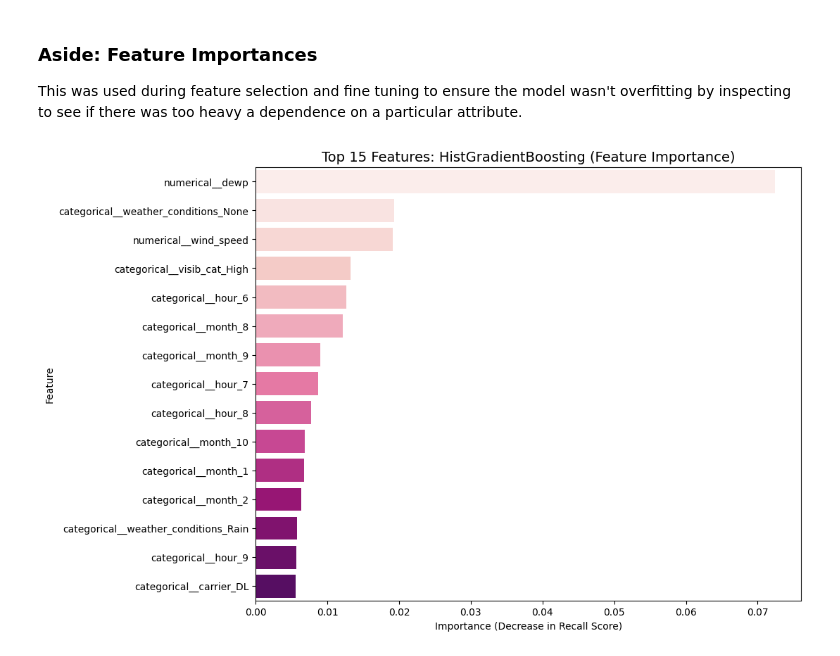
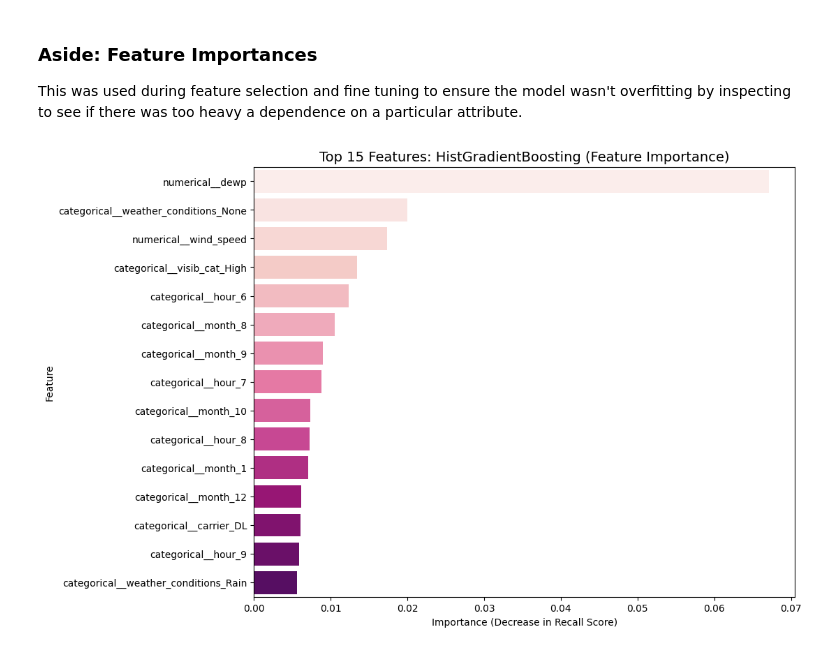
Before and after one commit to lucyg04/nycflights13, a Jupyter notebook: Practical 1/practical1_py.ipynb, the cells around one changed output. Cells and saved outputs as stored; diff of their text form; code cells hidden in the pictures.

```diff
--- a/Practical 1/practical1_py.ipynb
+++ b/Practical 1/practical1_py.ipynb
@@ -2129,7 +2165,7 @@ from sklearn.inspection import permutation_importance
 
 # Calculate Permutation Importance
 result = permutation_importance(
-    final_hgb_model,
+    new_final_hgb_model,
     prepared_test_data,
     test_labels,
     n_repeats=10,
@@ -2139,31 +2175,31 @@ result = permutation_importance(
 
 # Retrieve the feature names from the pipeline
 feature_names = full_pipeline.get_feature_names_out()
 
 # Create the DataFrame from the result so we can plot it
 importance_df = pd.DataFrame({
     'Feature': feature_names,
     'Importance': result.importances_mean
 }).sort_values(by='Importance', ascending=False)
 
 # Plot the feature importances
 plt.figure(figsize=(10, 8))
 sns.barplot(
     data=importance_df.head(15),
     x='Importance',
     y='Feature',
     hue='Feature',
     palette='RdPu',
     legend=False
 )
 plt.title('Top 15 Features: HistGradientBoosting (Feature Importance)', fontsize=14)
 plt.xlabel('Importance (Decrease in Recall Score)')
 plt.ylabel('Feature')
 plt.show()
 
 # It looks like dew point has a lot more importance than other features
 # But it's overall importance is still relatively low (0.07) so I'm not taking it as cause for concern
 # It looks like the model is generalising well since there are a few important features (month, hour, weather conditions...)
 # Rather than a mix of numerous specific features
 # %% [output]
-[figure, old version]
+[figure, new version]
```
Also changed, not shown: parts of 4 cells of this notebook.
